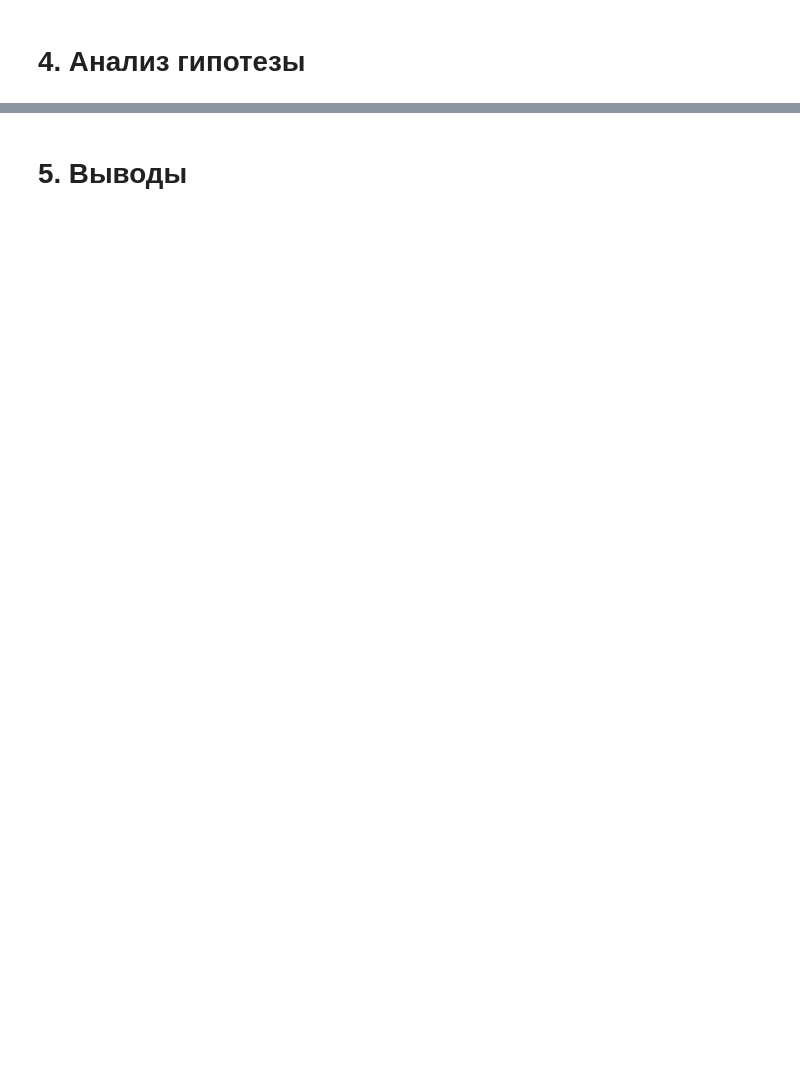
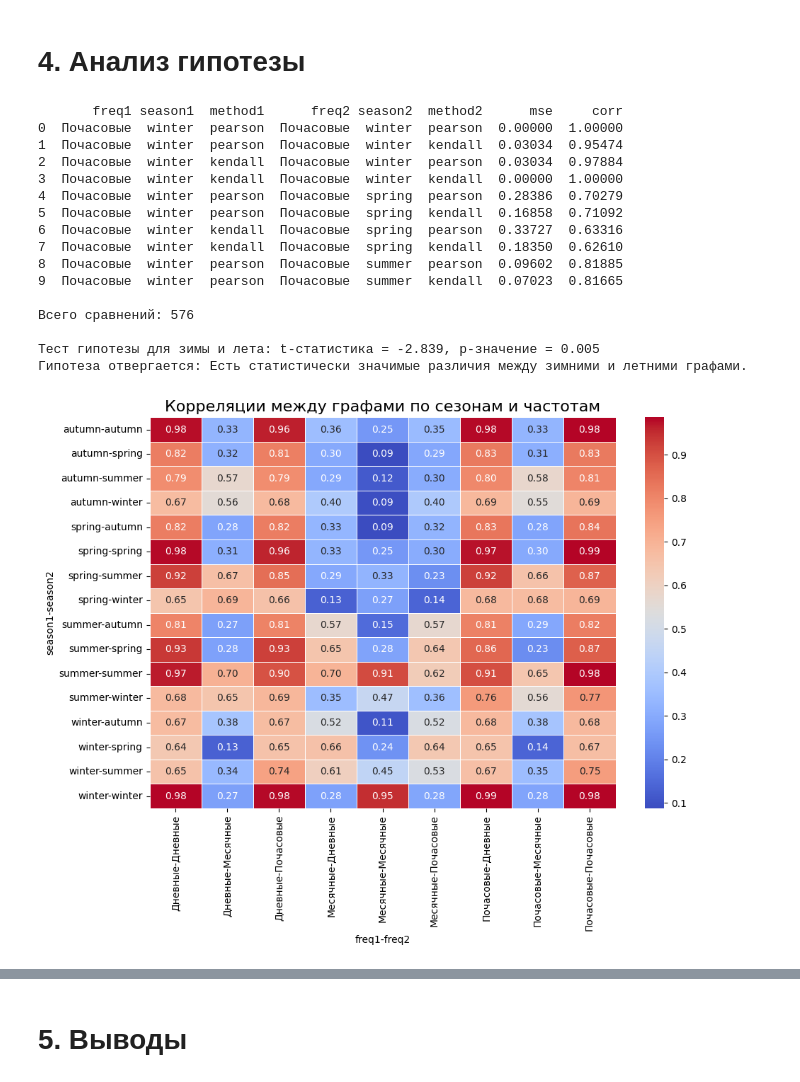
Before and after one commit to DanKolganov/HSE_proj, a Jupyter notebook: main.ipynb, the cells around one changed output, grey strips where cells are left out. Saved outputs shown, nothing was run; the diff lists cells and outputs as text; code cells hidden in the pictures; blank space fills up the shorter version.

```diff
--- a/main.ipynb
+++ b/main.ipynb
@@ -304,0 +485,26 @@ draw_thresholded_graph(G, threshold=0.7, title='Winter (Pearson), Threshold ≥
+# %%
+graph_sets = {
+    'hourly': hourly_graphs,
+    'daily': daily_graphs,
+    'monthly': monthly_graphs
+}
+
+df_comparison_all = compare_graphs_extended(graph_sets)
+# %% [output]
+       freq1 season1  method1      freq2 season2  method2      mse     corr
+0  Почасовые  winter  pearson  Почасовые  winter  pearson  0.00000  1.00000
+1  Почасовые  winter  pearson  Почасовые  winter  kendall  0.03034  0.95474
+2  Почасовые  winter  kendall  Почасовые  winter  pearson  0.03034  0.97884
+3  Почасовые  winter  kendall  Почасовые  winter  kendall  0.00000  1.00000
+4  Почасовые  winter  pearson  Почасовые  spring  pearson  0.28386  0.70279
+5  Почасовые  winter  pearson  Почасовые  spring  kendall  0.16858  0.71092
+6  Почасовые  winter  kendall  Почасовые  spring  pearson  0.33727  0.63316
+7  Почасовые  winter  kendall  Почасовые  spring  kendall  0.18350  0.62610
+8  Почасовые  winter  pearson  Почасовые  summer  pearson  0.09602  0.81885
+9  Почасовые  winter  pearson  Почасовые  summer  kendall  0.07023  0.81665
+
+Всего сравнений: 576
+
+Тест гипотезы для зимы и лета: t-статистика = -2.839, p-значение = 0.005
+Гипотеза отвергается: Есть статистически значимые различия между зимними и летними графами.
+[figure, added]
```
Also changed, not shown: parts of 6 cells of this notebook.
